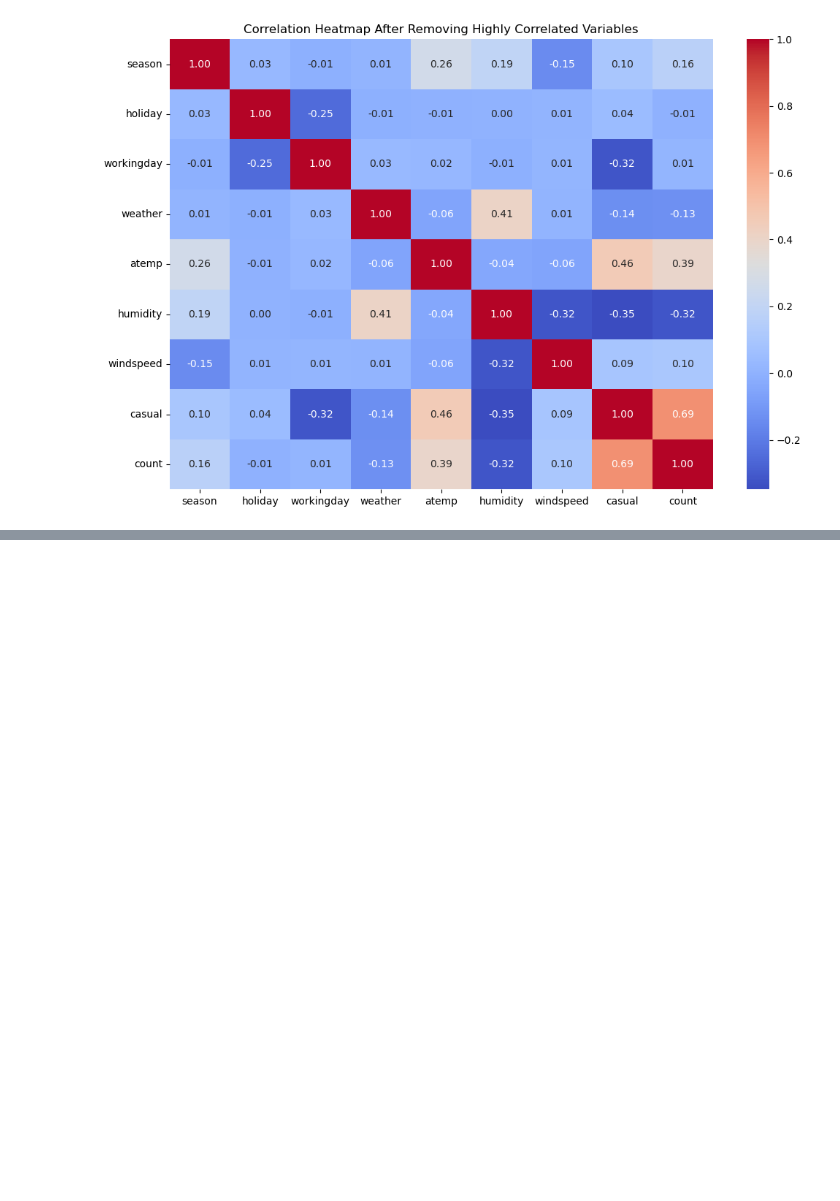
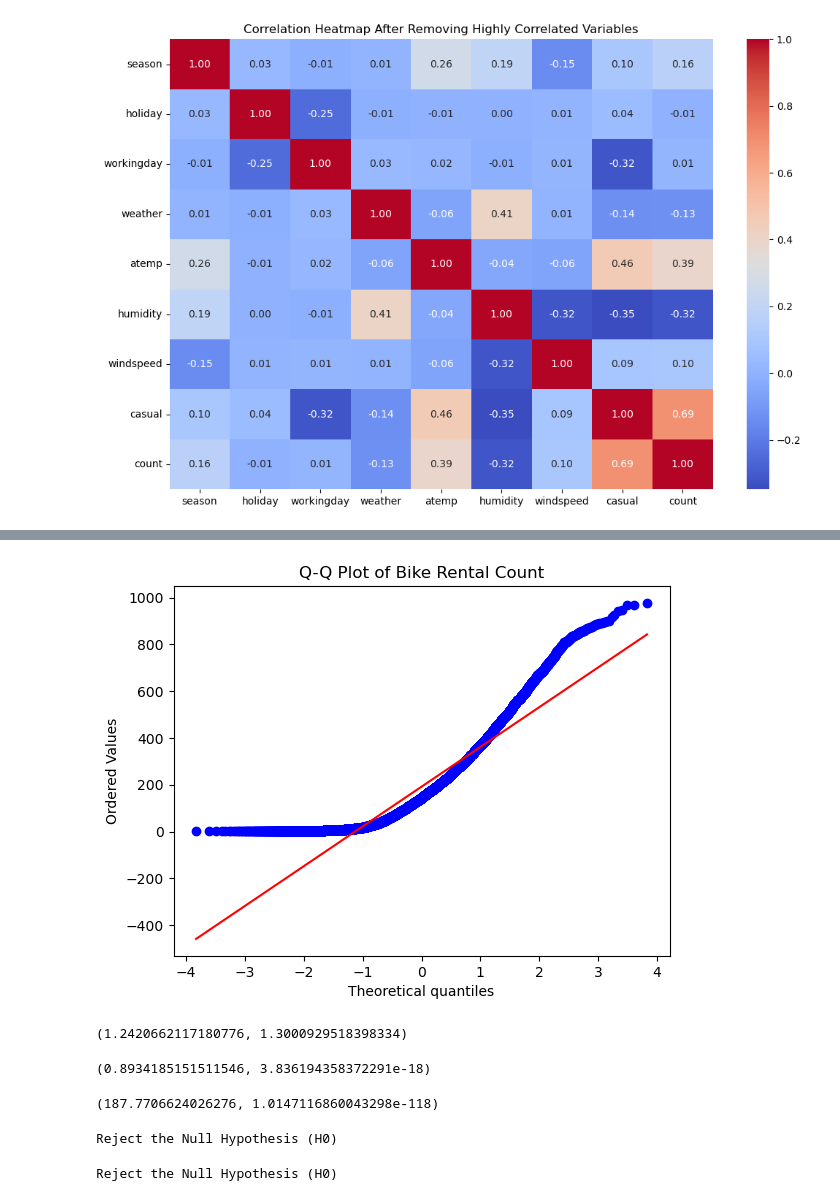
Before and after one commit to xeus-28/Yulu-Hypothesis-Testing, a Jupyter notebook: Yulu_Hypothesis_Testing.ipynb, the cells around one changed output, grey strips where cells are left out. Cells and saved outputs as stored; diff of their text form; code cells hidden in the pictures; blank space fills up the shorter version.

```diff
--- a/Yulu_Hypothesis_Testing.ipynb
+++ b/Yulu_Hypothesis_Testing.ipynb
@@ -239,0 +416,48 @@ plt.show()
+# %%
+# Q-Q plot
+stats.probplot(df['count'], dist="norm", plot=plt)
+plt.title('Q-Q Plot of Bike Rental Count')
+plt.show()
+# %% [output]
+[figure, added]
+# %%
+#skewness and kurtosis
+
+skewness = df['count'].skew()
+kurtosis = df['count'].kurtosis()
+
+skewness, kurtosis
+# %% [output]
+(1.2420662117180776, 1.3000929518398334)
+# %%
+#Shapiro–Wilk Test
+shapiro_stat, shapiro_p = shapiro(df['count'].sample(500))
+shapiro_stat, shapiro_p
+# %% [output]
+(0.8934185151511546, 3.836194358372291e-18)
+# %%
+#Levene’s Test
+season_groups = [
+    df[df['season'] == s]['count']
+    for s in df['season'].unique()
+]
+
+levene_stat, levene_p = levene(*season_groups)
+levene_stat, levene_p
+# %% [output]
+(187.7706624026276, 1.0147116860043298e-118)
+# %%
+# oneway ANOVA
+alpha = 0.05
+
+f_stat, p_value = f_oneway(*season_groups)
+f_stat, p_value
+# %% [output]
+Reject the Null Hypothesis (H0)
+# %%
+if p_value <= alpha:
+    print("Reject the Null Hypothesis (H0)")
+else:
+    print("Fail to Reject the Null Hypothesis (H0)")
+# %% [output]
+Reject the Null Hypothesis (H0)
```
Also changed, not shown: parts of 35 cells of this notebook.
